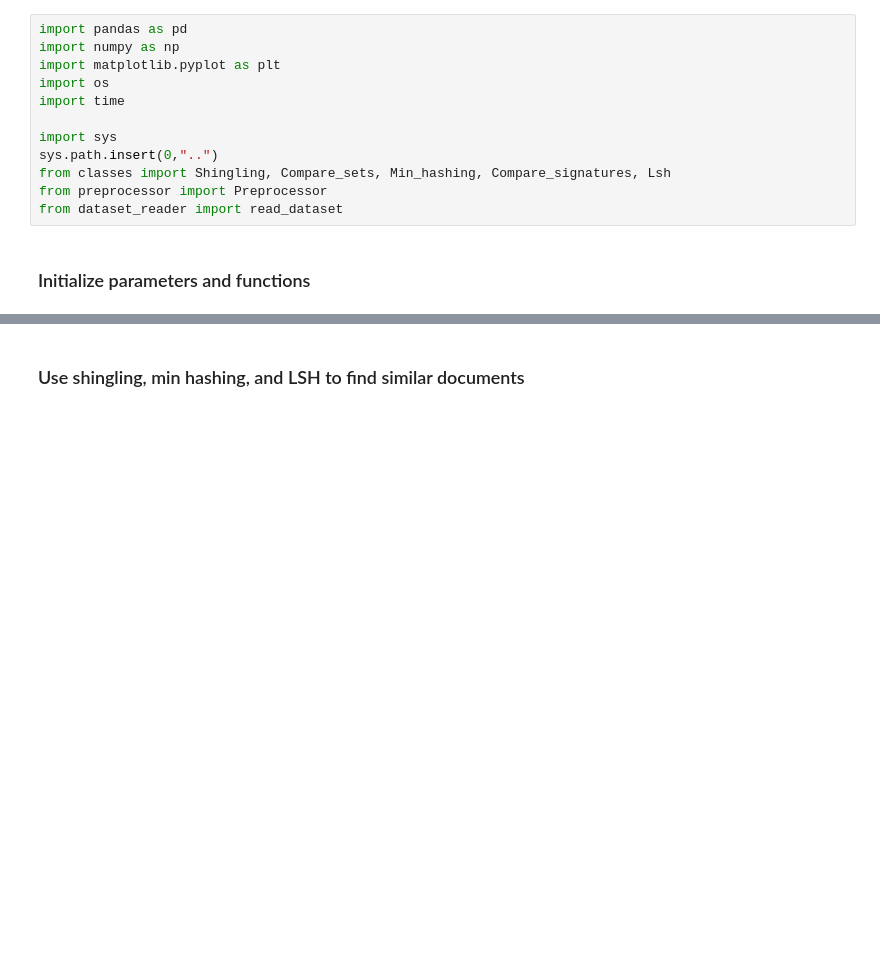
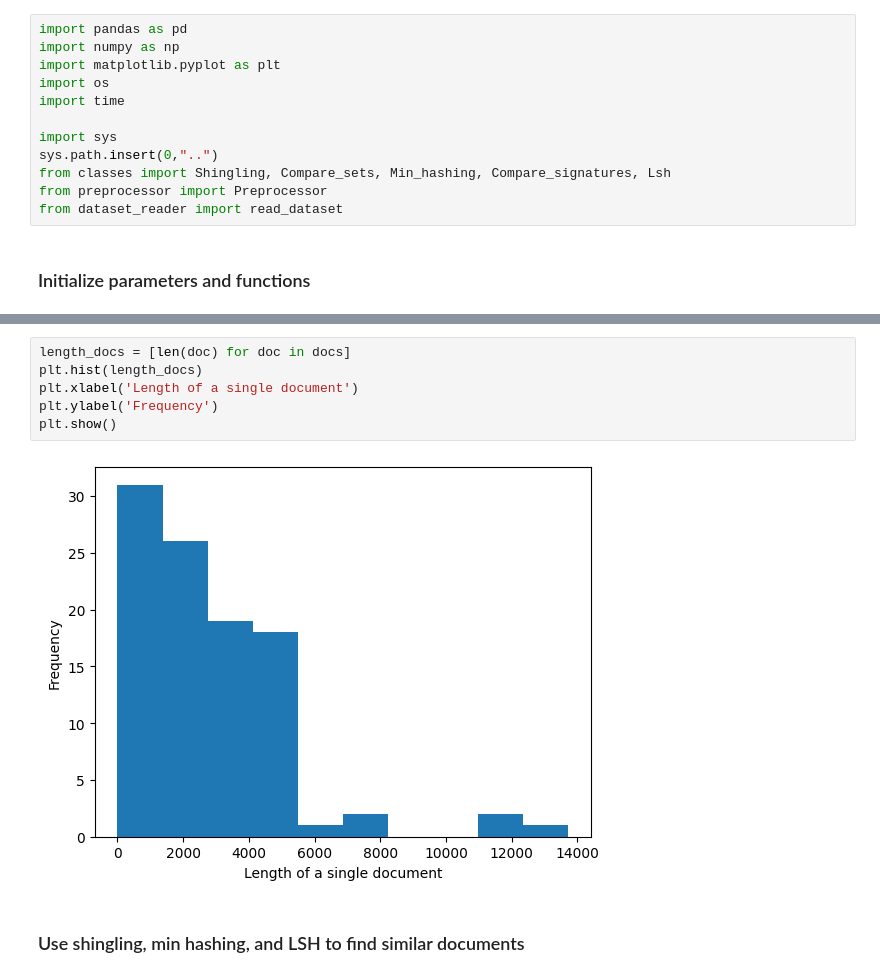
Before and after one commit to eengel7/ID2222_data_mining, a Jupyter notebook: finding_textually_similar_documents/src/report.ipynb, the cells around one changed output, grey strips where cells are left out. Saved outputs shown, nothing was run; the diff lists cells and outputs as text; blank space fills up the shorter version.

```diff
--- a/finding_textually_similar_documents/src/report.ipynb
+++ b/finding_textually_similar_documents/src/report.ipynb
@@ -38,4 +72,12 @@ preprocessed_docs = preprocessor.preprocess_documents(docs)
 Data set tech_articles.zip is processed. 100 documents are saved.
+# %%
+length_docs = [len(doc) for doc in docs]
+plt.hist(length_docs)
+plt.xlabel('Length of a single document')
+plt.ylabel('Frequency')
+plt.show()
+# %% [output]
+[figure, added]
 # %% [markdown]
 ### Use shingling, min hashing, and LSH to find similar documents
 # %%
```
Also changed, not shown: parts of 7 cells of this notebook.
